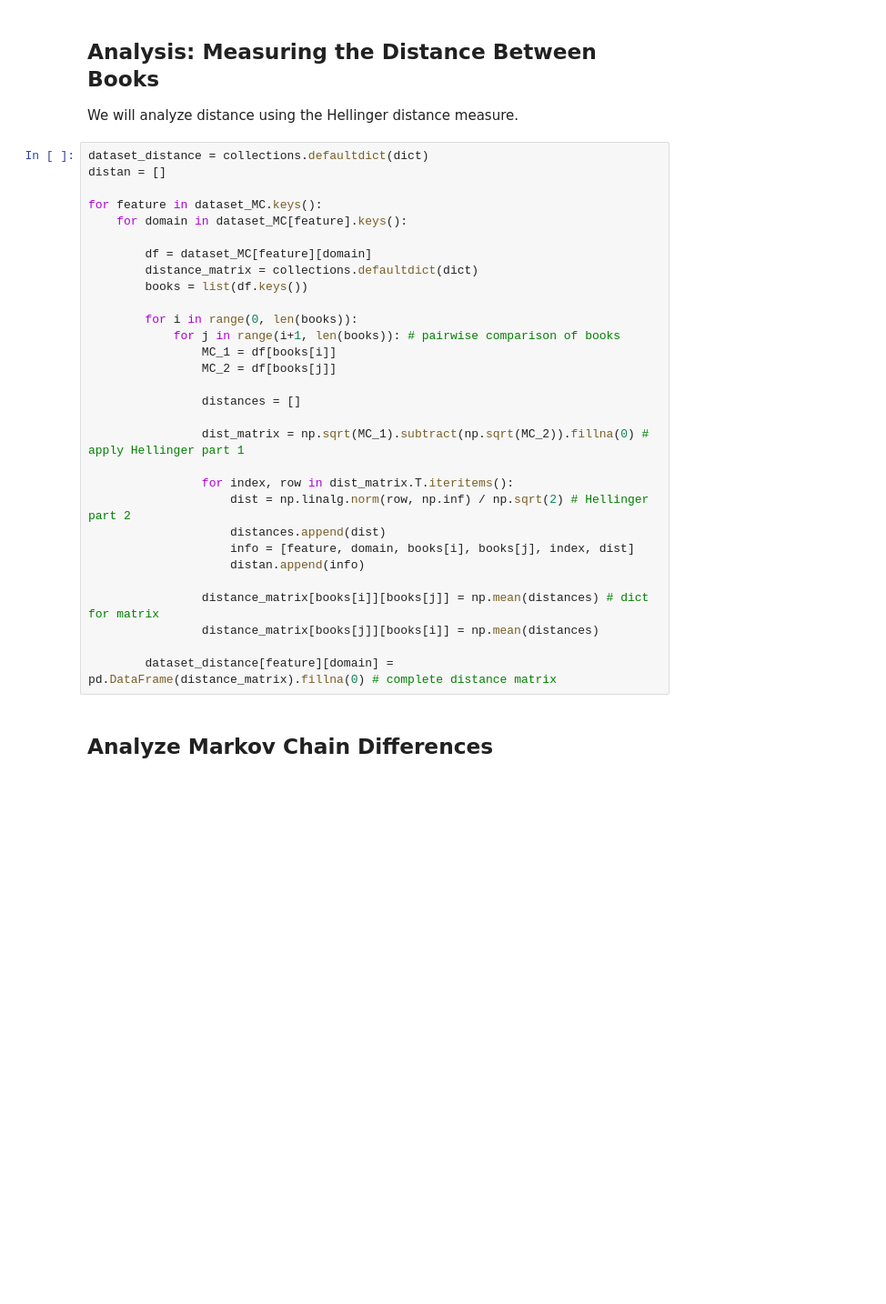
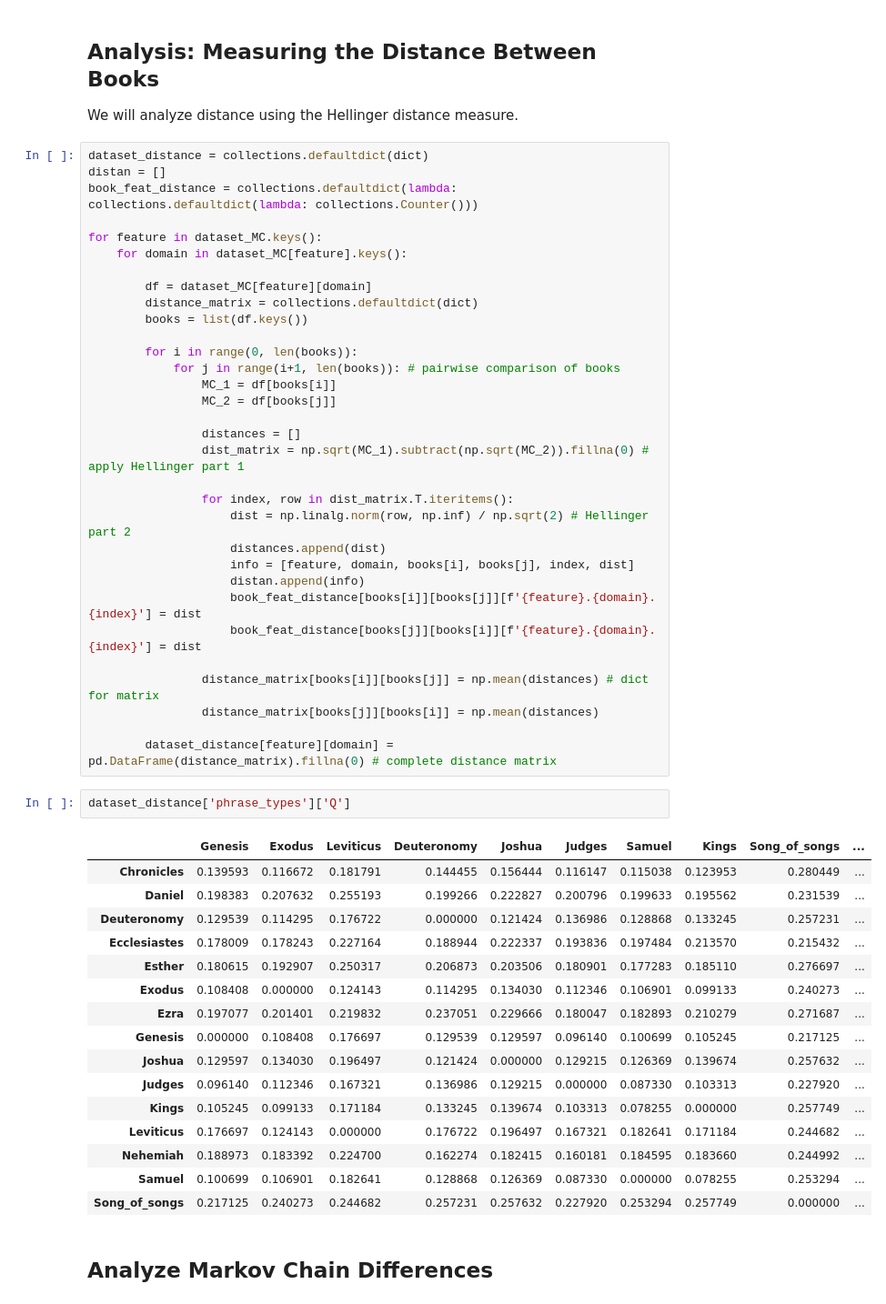
Before and after one commit to ETCBC/Probabilistic_Language_Change, a Jupyter notebook: analysis.ipynb, the cells around one changed output. Shown at 91% size. Saved outputs shown, nothing was run; the diff lists cells and outputs as text; blank space fills up the shorter version.

```diff
--- a/analysis.ipynb
+++ b/analysis.ipynb
@@ -434,6 +434,7 @@ We will analyze distance using the Hellinger distance measure.
 # %%
 dataset_distance = collections.defaultdict(dict)
 distan = []
+book_feat_distance = collections.defaultdict(lambda: collections.defaultdict(lambda: collections.Counter()))
 
 for feature in dataset_MC.keys():
     for domain in dataset_MC[feature].keys():
@@ -448,7 +449,6 @@ for feature in dataset_MC.keys():
                 MC_2 = df[books[j]]
 
                 distances = []
-
                 dist_matrix = np.sqrt(MC_1).subtract(np.sqrt(MC_2)).fillna(0) # apply Hellinger part 1
 
                 for index, row in dist_matrix.T.iteritems():
@@ -456,11 +456,32 @@ for feature in dataset_MC.keys():
                     distances.append(dist)
                     info = [feature, domain, books[i], books[j], index, dist]
                     distan.append(info)
+                    book_feat_distance[books[i]][books[j]][f'{feature}.{domain}.{index}'] = dist
+                    book_feat_distance[books[j]][books[i]][f'{feature}.{domain}.{index}'] = dist
 
                 distance_matrix[books[i]][books[j]] = np.mean(distances) # dict for matrix
                 distance_matrix[books[j]][books[i]] = np.mean(distances)
 
         dataset_distance[feature][domain] = pd.DataFrame(distance_matrix).fillna(0) # complete distance matrix
+# %%
+dataset_distance['phrase_types']['Q']
+# %% [output]
+|  | Genesis | Exodus | Leviticus | Deuteronomy | Joshua | Judges | Samuel | Kings | Song_of_songs | ... |
+| Chronicles | 0.139593 | 0.116672 | 0.181791 | 0.144455 | 0.156444 | 0.116147 | 0.115038 | 0.123953 | 0.280449 | ... |
+| Daniel | 0.198383 | 0.207632 | 0.255193 | 0.199266 | 0.222827 | 0.200796 | 0.199633 | 0.195562 | 0.231539 | ... |
+| Deuteronomy | 0.129539 | 0.114295 | 0.176722 | 0.000000 | 0.121424 | 0.136986 | 0.128868 | 0.133245 | 0.257231 | ... |
+| Ecclesiastes | 0.178009 | 0.178243 | 0.227164 | 0.188944 | 0.222337 | 0.193836 | 0.197484 | 0.213570 | 0.215432 | ... |
+| Esther | 0.180615 | 0.192907 | 0.250317 | 0.206873 | 0.203506 | 0.180901 | 0.177283 | 0.185110 | 0.276697 | ... |
+| Exodus | 0.108408 | 0.000000 | 0.124143 | 0.114295 | 0.134030 | 0.112346 | 0.106901 | 0.099133 | 0.240273 | ... |
+| Ezra | 0.197077 | 0.201401 | 0.219832 | 0.237051 | 0.229666 | 0.180047 | 0.182893 | 0.210279 | 0.271687 | ... |
+| Genesis | 0.000000 | 0.108408 | 0.176697 | 0.129539 | 0.129597 | 0.096140 | 0.100699 | 0.105245 | 0.217125 | ... |
+| Joshua | 0.129597 | 0.134030 | 0.196497 | 0.121424 | 0.000000 | 0.129215 | 0.126369 | 0.139674 | 0.257632 | ... |
+| Judges | 0.096140 | 0.112346 | 0.167321 | 0.136986 | 0.129215 | 0.000000 | 0.087330 | 0.103313 | 0.227920 | ... |
+| Kings | 0.105245 | 0.099133 | 0.171184 | 0.133245 | 0.139674 | 0.103313 | 0.078255 | 0.000000 | 0.257749 | ... |
+| Leviticus | 0.176697 | 0.124143 | 0.000000 | 0.176722 | 0.196497 | 0.167321 | 0.182641 | 0.171184 | 0.244682 | ... |
+| Nehemiah | 0.188973 | 0.183392 | 0.224700 | 0.162274 | 0.182415 | 0.160181 | 0.184595 | 0.183660 | 0.244992 | ... |
+| Samuel | 0.100699 | 0.106901 | 0.182641 | 0.128868 | 0.126369 | 0.087330 | 0.000000 | 0.078255 | 0.253294 | ... |
+| Song_of_songs | 0.217125 | 0.240273 | 0.244682 | 0.257231 | 0.257632 | 0.227920 | 0.253294 | 0.257749 | 0.000000 | ... |
 # %% [markdown]
 ## Analyze Markov Chain Differences
 # %%
```
Also changed, not shown: parts of 27 cells of this notebook, 2 other files.
